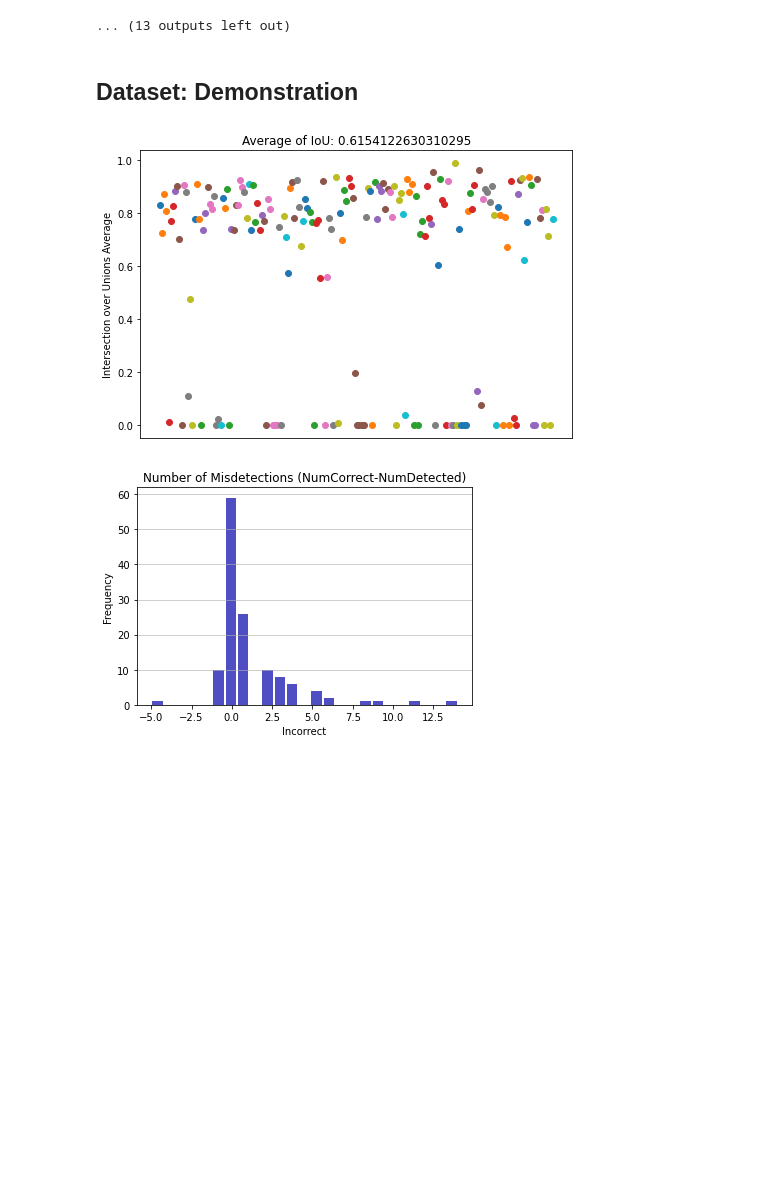
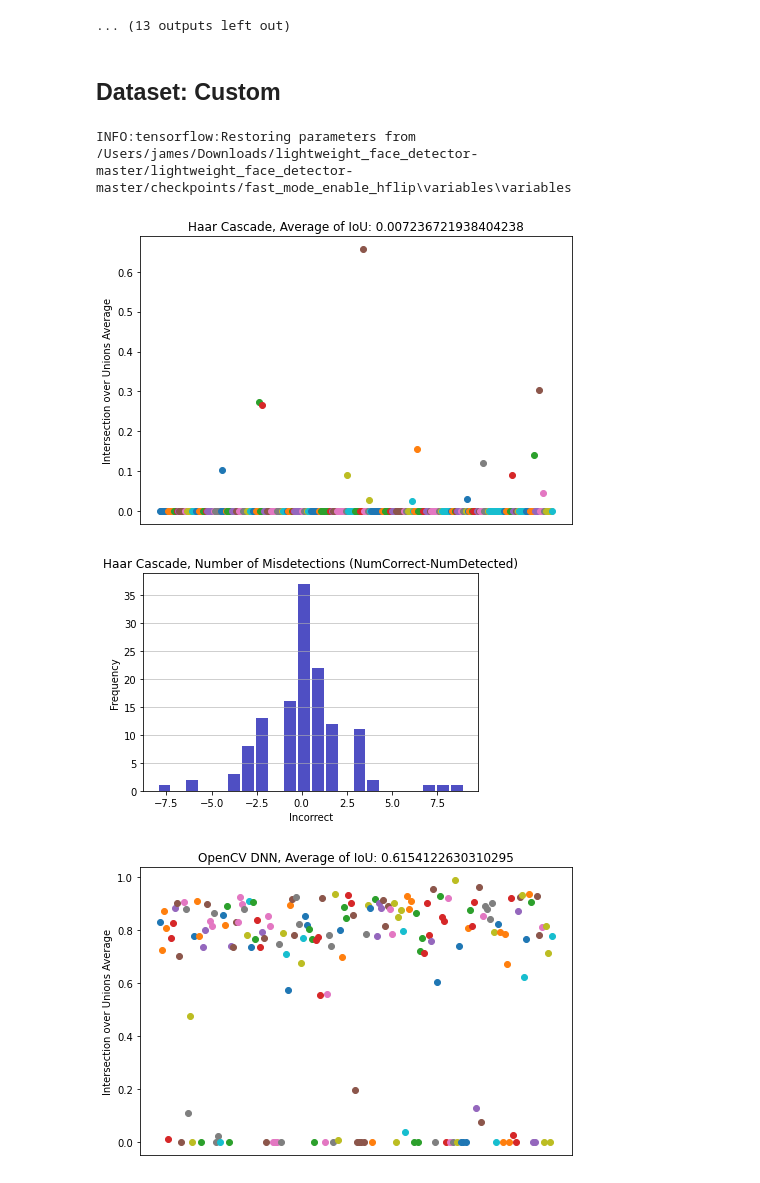
Before and after one commit to johngear/eecs504, a Jupyter notebook: validation_clean.ipynb, the cells around one changed output. Drawn from its saved outputs; the diff is of its cells as text; code cells hidden in the pictures; blank space fills up the shorter version.

Commit message:
Plot OOB and Custon DNN methods

```diff
--- a/validation_clean.ipynb
+++ b/validation_clean.ipynb
@@ -82,3 +79,9 @@ weightsPath = "/Users/thomcope/Documents/ACADEMICS/20 Fall/EECS504/res10_300x300
+# %%
+path = "/Users/james/Documents/School/4th Year/EECS 504/wider_face_train_bbx_gt.txt"
+
+prototxtPath = "/Users/james/Documents/School/4th Year/EECS 504/eecs504/deploy.prototxt"
+weightsPath = "/Users/james/Documents/School/4th Year/EECS 504/eecs504/res10_300x300_ssd_iter_140000.caffemodel"
+saved_model_path = "/Users/james/Downloads/lightweight_face_detector-master/lightweight_face_detector-master/checkpoints/fast_mode_enable_hflip"
 # %% [markdown]
 ## Dataset: Couple
 # %%
@@ -124,18 +141,25 @@ for i in range(0, len(result_dnn)):
 [figure]
 ... (13 outputs left out)
 # %% [markdown]
-## Dataset: Demonstration
+## Dataset: Custom
 # %%
-group = "Demonstration"
+group = "Combined"
 data = get_data(group, path)
 
 fbb_cascade = prebuilt_cascade(data)
 fbb_dnn = prebuilt_dnn(data, prototxtPath, weightsPath)
+
+fbb_dnn2 = custom_cnn(data, saved_model_path)
+
 result_cascade = tester2(data, fbb_cascade)
 result_dnn = tester2(data, fbb_dnn)
+result_dnn2 = tester2(data, fbb_dnn2)
 
 plot_results(result_cascade, "Haar Cascade")
 plot_results(result_dnn, "OpenCV DNN")
+plot_results(result_dnn2, "Custom DNN")
 # %% [output]
+INFO:tensorflow:Restoring parameters from /Users/james/Downloads/lightweight_face_detector-master/lightweight_face_detector-master/checkpoints/fast_mode_enable_hflip\variables\variables
-[figure, old version]
+[figure, new version]
-[figure, old version]
+[figure, new version]
+[figure, added]
```
Also changed, not shown: parts of 4 cells of this notebook, 3 other files.
